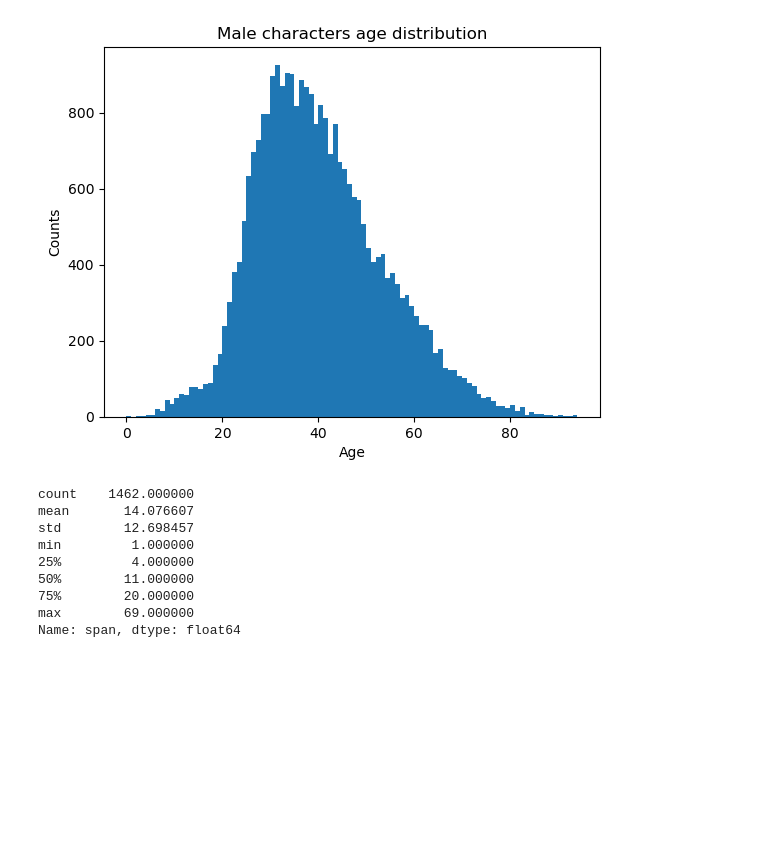
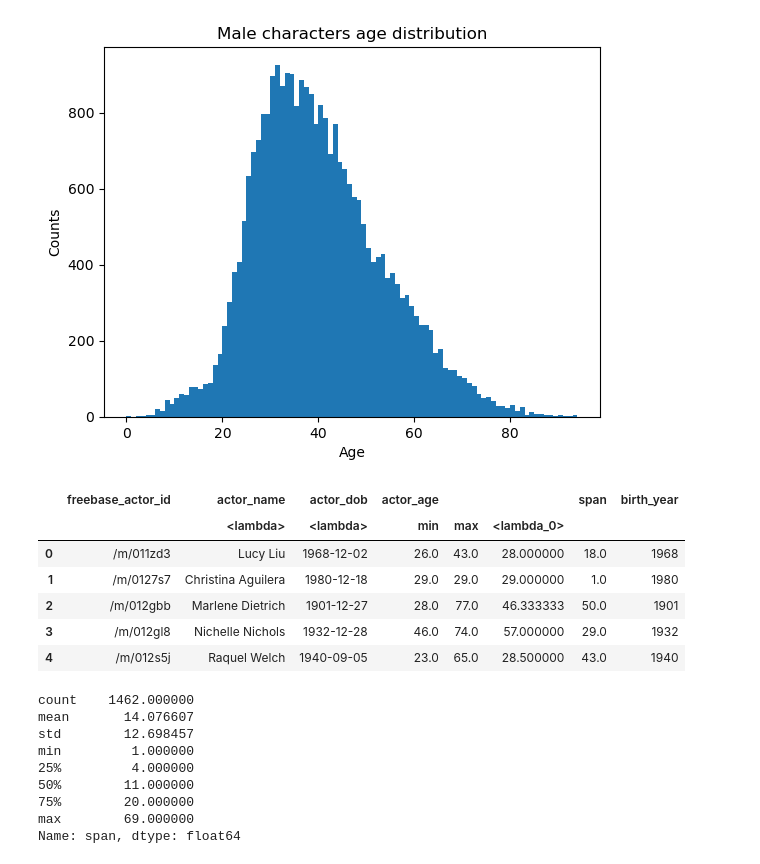
Before and after one commit to epfl-ada/ada-2022-project-alldatapointaccurate, a Jupyter notebook: career analysis.ipynb, the cells around one changed output. Cells and saved outputs as stored; diff of their text form; code cells hidden in the pictures; blank space fills up the shorter version.

Commit message:
add career span time evolution

```diff
--- a/career analysis.ipynb
+++ b/career analysis.ipynb
@@ -296,12 +296,23 @@ plt.show()
 # %%
 def find_age_range(df):
     grouped = df.groupby(by =  'freebase_actor_id')
-    ages = grouped.agg({'actor_name': lambda x: x.mode(), 'actor_age':['min', 'max',lambda x: np.mean(x.mode())]}).reset_index()
+    ages = grouped.agg({'actor_name': lambda x: x.mode(), 'actor_dob': lambda x: x.mode(), 'actor_age':['min', 'max',lambda x: np.mean(x.mode())]}).reset_index()
     ages['span'] = ages['actor_age','max']-ages['actor_age','min']+1
     return ages
 
 female_age_span = find_age_range(female_filtered)
 male_age_span = find_age_range(male_filtered)
+# %%
+female_age_span['birth_year'] = female_age_span['actor_dob','<lambda>'].apply(lambda x: int(extract_year(x)))
+female_age_span.head()
+# %% [output]
+|  | freebase_actor_id | actor_name | actor_dob | actor_age |  |  | span | birth_year |
+|  |  | <lambda> | <lambda> | min | max | <lambda_0> |  |  |
+| 0 | /m/011zd3 | Lucy Liu | 1968-12-02 | 26.0 | 43.0 | 28.000000 | 18.0 | 1968 |
+| 1 | /m/0127s7 | Christina Aguilera | 1980-12-18 | 29.0 | 29.0 | 29.000000 | 1.0 | 1980 |
+| 2 | /m/012gbb | Marlene Dietrich | 1901-12-27 | 28.0 | 77.0 | 46.333333 | 50.0 | 1901 |
+| 3 | /m/012gl8 | Nichelle Nichols | 1932-12-28 | 46.0 | 74.0 | 57.000000 | 29.0 | 1932 |
+| 4 | /m/012s5j | Raquel Welch | 1940-09-05 | 23.0 | 65.0 | 28.500000 | 43.0 | 1940 |
 # %%
 female_age_span.span.describe()
 # %% [output]
```
Also changed, not shown: parts of 10 cells of this notebook.
